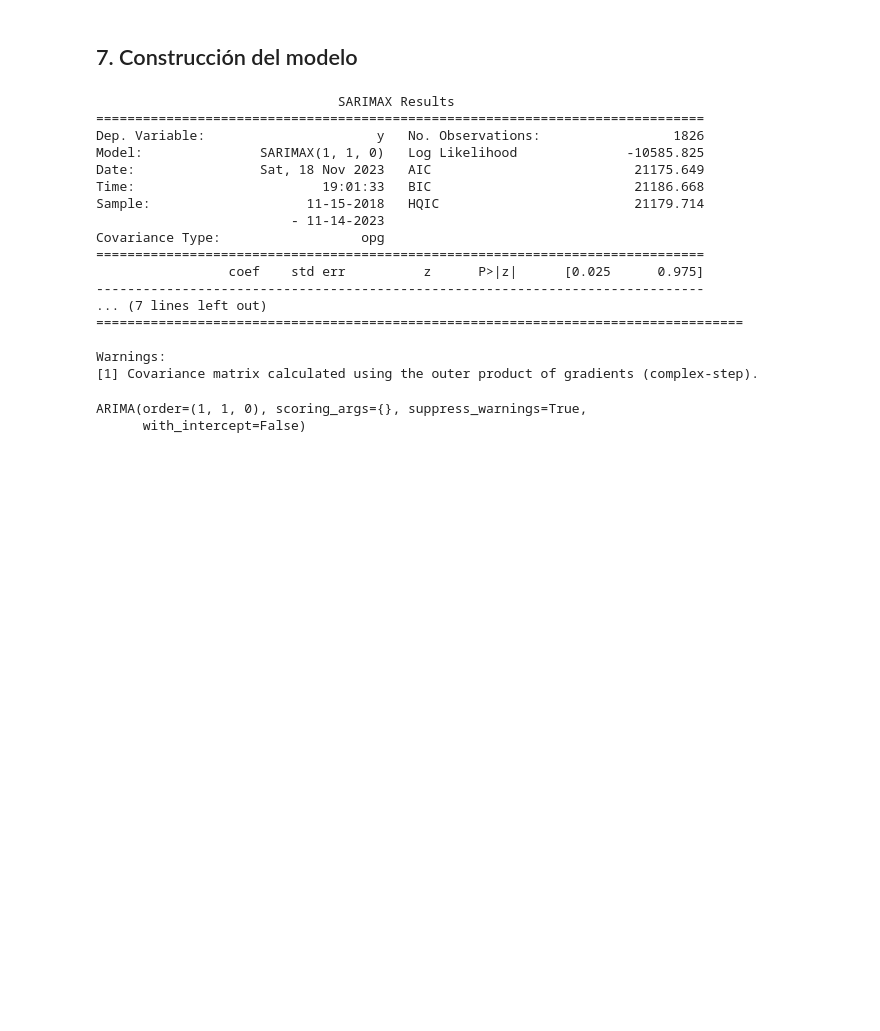
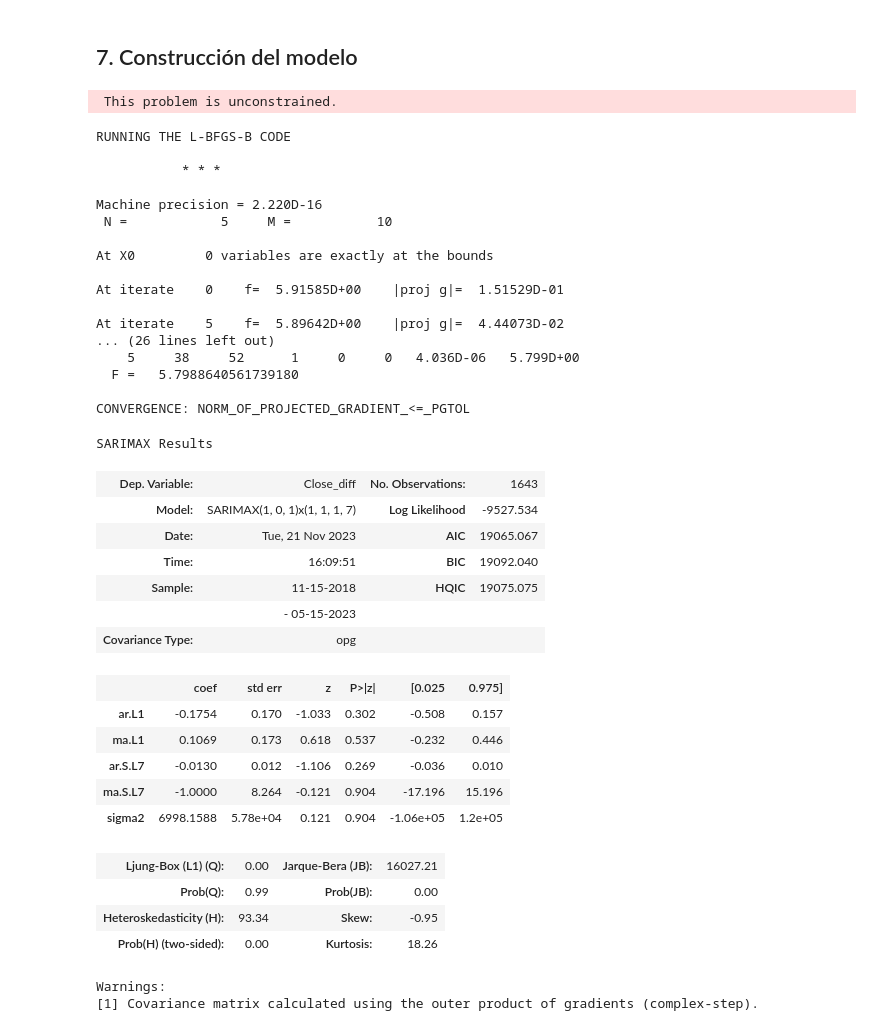
Before and after one commit to m3llad0/TC3007C, a Jupyter notebook: preprocesamiento_arima.ipynb, the cells around one changed output. Drawn from its saved outputs; the diff is of its cells as text; code cells hidden in the pictures; blank space fills up the shorter version.

```diff
--- a/preprocesamiento_arima.ipynb
+++ b/preprocesamiento_arima.ipynb
@@ -188,31 +171,56 @@ Total fit time: 1.310 seconds
 # %% [markdown]
 ## 7. Construcción del modelo
 # %%
-print(model.summary())
-
-train_size = int(len(df_ethereum) * 0.8)
-train, test = df_ethereum['Close'][:train_size], df_ethereum['Close'][train_size:]
-
-
-model.fit(train)
+train_size = int(len(df_ethereum) * 0.9)
+train, test = df_ethereum['Close_diff'][:train_size], df_ethereum['Close_diff'][train_size:]
-# %% [output]
-                               SARIMAX Results
-==============================================================================
-Dep. Variable:                      y   No. Observations:                 1826
-Model:               SARIMAX(1, 1, 0)   Log Likelihood              -10585.825
-Date:                Sat, 18 Nov 2023   AIC                          21175.649
-Time:                        19:01:33   BIC                          21186.668
-Sample:                    11-15-2018   HQIC                         21179.714
-                         - 11-14-2023
-Covariance Type:                  opg
-==============================================================================
-                 coef    std err          z      P>|z|      [0.025      0.975]
-------------------------------------------------------------------------------
-... (7 lines left out)
-===================================================================================
-
-Warnings:
-[1] Covariance matrix calculated using the outer product of gradients (complex-step).
-ARIMA(order=(1, 1, 0), scoring_args={}, suppress_warnings=True,
-      with_intercept=False)
+# %%
+from statsmodels.tsa.statespace.sarimax import SARIMAX
+order = (1, 0, 1)
+seasonal_order = (1, 1, 1, 7)
+
+model = SARIMAX(train, order=order, seasonal_order=seasonal_order, enforce_stationarity=False, enforce_invertibility=False)
+
+# Ajustar el modelo a los datos de entrenamiento
+results = model.fit()
+
+results.summary()
+# %% [output]
+ This problem is unconstrained.
+RUNNING THE L-BFGS-B CODE
+
+           * * *
+
+Machine precision = 2.220D-16
+ N =            5     M =           10
+
+At X0         0 variables are exactly at the bounds
+
+At iterate    0    f=  5.91585D+00    |proj g|=  1.51529D-01
+
+At iterate    5    f=  5.89642D+00    |proj g|=  4.44073D-02
+... (26 lines left out)
+    5     38     52      1     0     0   4.036D-06   5.799D+00
+  F =   5.7988640561739180
+
+CONVERGENCE: NORM_OF_PROJECTED_GRADIENT_<=_PGTOL
+SARIMAX Results
+| Dep. Variable: | Close_diff | No. Observations: | 1643 |
+| Model: | SARIMAX(1, 0, 1)x(1, 1, 1, 7) | Log Likelihood | -9527.534 |
+| Date: | Tue, 21 Nov 2023 | AIC | 19065.067 |
+| Time: | 16:09:51 | BIC | 19092.040 |
+| Sample: | 11-15-2018 | HQIC | 19075.075 |
+|  | - 05-15-2023 |  |  |
+| Covariance Type: | opg |  |  |
+|  | coef | std err | z | P>|z| | [0.025 | 0.975] |
+| ar.L1 | -0.1754 | 0.170 | -1.033 | 0.302 | -0.508 | 0.157 |
+| ma.L1 | 0.1069 | 0.173 | 0.618 | 0.537 | -0.232 | 0.446 |
+| ar.S.L7 | -0.0130 | 0.012 | -1.106 | 0.269 | -0.036 | 0.010 |
+| ma.S.L7 | -1.0000 | 8.264 | -0.121 | 0.904 | -17.196 | 15.196 |
+| sigma2 | 6998.1588 | 5.78e+04 | 0.121 | 0.904 | -1.06e+05 | 1.2e+05 |
+| Ljung-Box (L1) (Q): | 0.00 | Jarque-Bera (JB): | 16027.21 |
+| Prob(Q): | 0.99 | Prob(JB): | 0.00 |
+| Heteroskedasticity (H): | 93.34 | Skew: | -0.95 |
+| Prob(H) (two-sided): | 0.00 | Kurtosis: | 18.26 |
+Warnings:
+[1] Covariance matrix calculated using the outer product of gradients (complex-step).
 # %%
```
Also changed, not shown: parts of 6 cells of this notebook.
